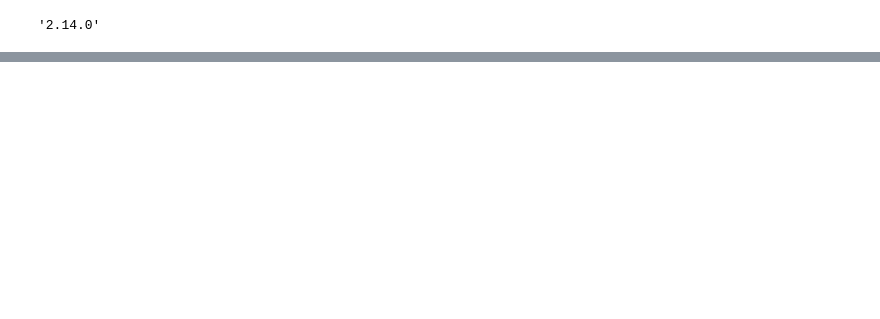
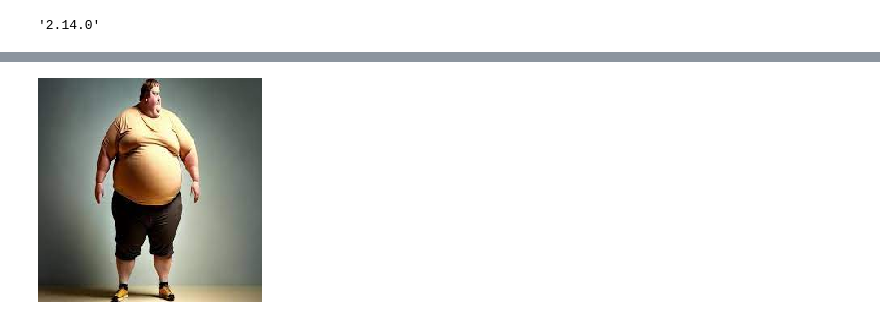
Before and after one commit to klydejayyy/Automated-Workout-Routine-Generator, a Jupyter notebook: Body_type_Classification.ipynb, the cells around one changed output, grey strips where cells are left out. Saved outputs shown, nothing was run; the diff lists cells and outputs as text; code cells hidden in the pictures; blank space fills up the shorter version.

```diff
--- a/Body_type_Classification.ipynb
+++ b/Body_type_Classification.ipynb
@@ -48,0 +227,6 @@ tf.__version__
+# %%
+img=image.load_img('/content/drive/MyDrive/THESIS/Datasets/validation/overweight/download (4).jpg',target_size=(224,224))
+# %%
+img
+# %% [output]
+[figure, added]
```
Also changed, not shown: parts of 34 cells of this notebook.
